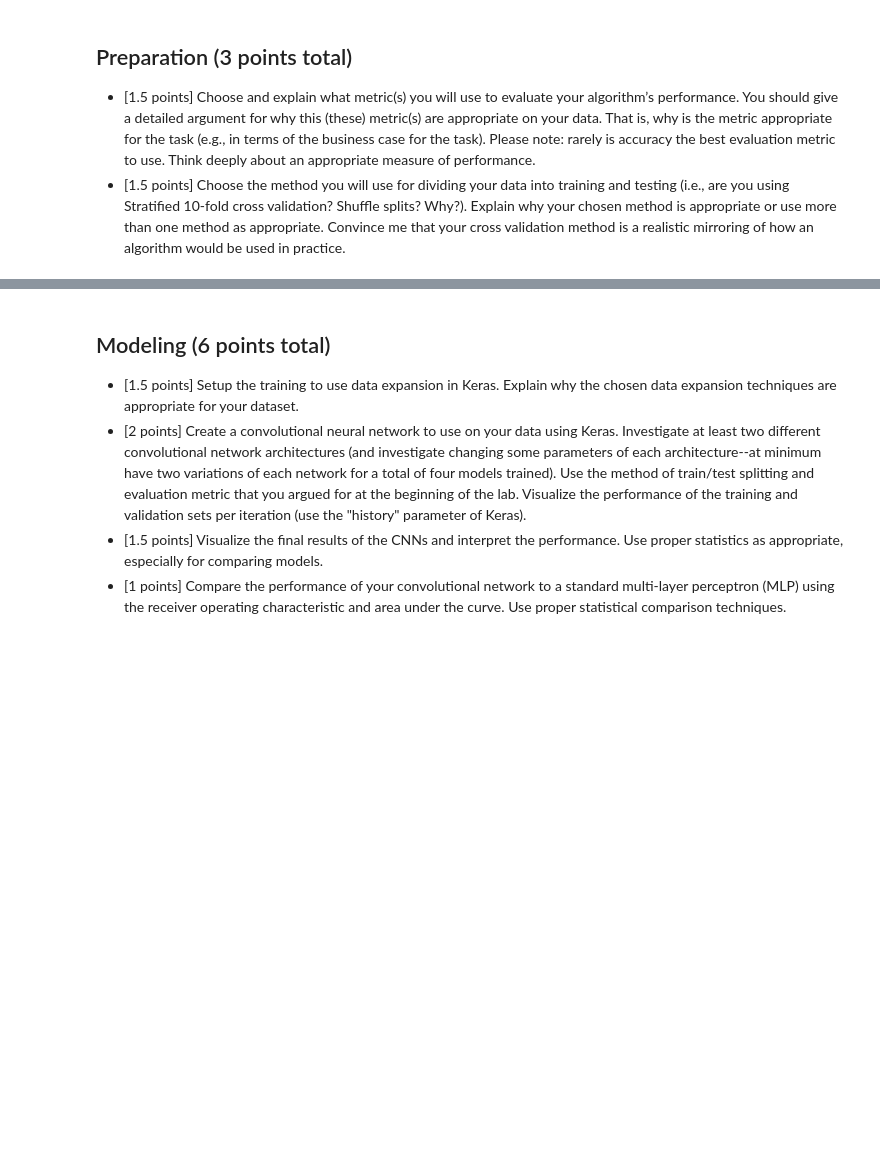
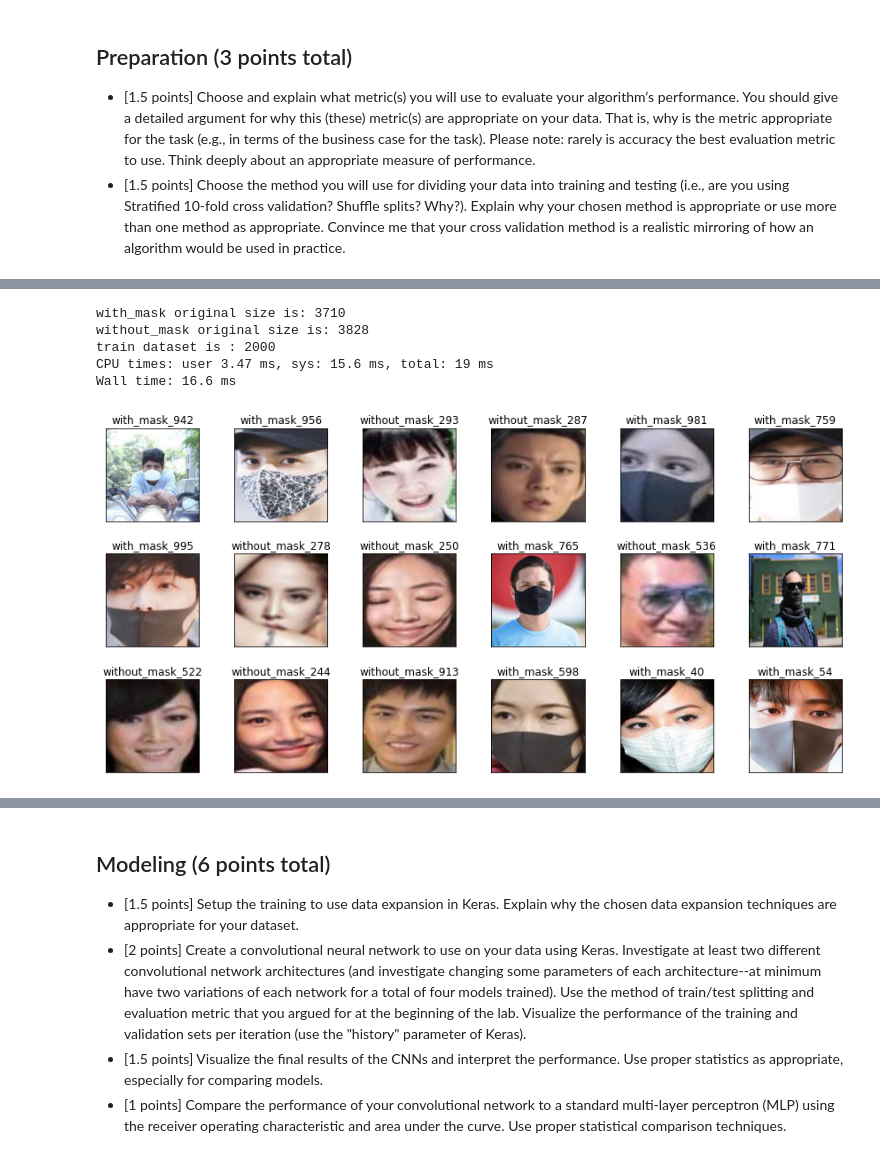
Before and after one commit to amor-tsai/MachineLearningNotebooks, a Jupyter notebook: Lab6.ipynb, the cells around one changed output, grey strips where cells are left out. Drawn from its saved outputs; the diff is of its cells as text; code cells hidden in the pictures; blank space fills up the shorter version.

```diff
--- a/Lab6.ipynb
+++ b/Lab6.ipynb
@@ -9,0 +46,72 @@ Select a dataset identically to lab two (images). That is, the dataset must be i
+# %%
+%%time
+#Because the image files I got is pre-classfied, to meet the requirement of this assignment, I would put 800 each of with-mask image files and without-mask image files into another directory. Since the image files are different sizes, I need to pick the size greater than 128*128 and make it as my dataset after resizing.
+path_with_masks = "./data/mask_data/with_mask"
+path_without_masks = "./data/mask_data/without_mask"
+path_train_uniform_dataset = "./data/mask_data/train_uniform_dataset.nosync"
+
+with_masks_prefix = "with_mask_"
+without_mask_prefix = "without_mask_"
+
+files_with_masks = os.listdir(path_with_masks)
+files_without_masks = os.listdir(path_without_masks)
+print("with_mask original size is:",len(files_with_masks))
+print("without_mask original size is:",len(files_without_masks))
+pick_img_number = 1000
+image_uniform_size = [128,128]#the size of image after resizing
+
+if False == os.path.exists(path_train_uniform_dataset):
+    os.mkdir(path_train_uniform_dataset)
+    count = 0
+    for i in range(len(files_with_masks)):
+        #convert image file to RGB color
+        img_with_mask_tmp = Image.open(os.path.join(path_with_masks,with_masks_prefix+str(i+1)+".jpg"),'r').convert("RGB")
+        img_without_mask_tmp = Image.open(os.path.join(path_without_masks,without_mask_prefix+str(i+1)+".jpg"),'r').convert("RGB")
+        img_with_mask_tmp = img_with_mask_tmp.resize(image_uniform_size,Image.ANTIALIAS)
+        img_without_mask_tmp = img_without_mask_tmp.resize(image_uniform_size,Image.ANTIALIAS)
+        img_with_mask_tmp.save(os.path.join(path_train_uniform_dataset,with_masks_prefix+str(i+1)+".jpg"))
+        img_without_mask_tmp.save(os.path.join(path_train_uniform_dataset,without_mask_prefix+str(i+1)+".jpg"))
+        count += 1
+        if (count>=pick_img_number): break
+
+# for img in os.listdir(path_train_uniform_dataset):
+print("train dataset is :",len(os.listdir(path_train_uniform_dataset)))
+# %% [output]
+with_mask original size is: 3710
+without_mask original size is: 3828
+train dataset is : 2000
+CPU times: user 3.47 ms, sys: 15.6 ms, total: 19 ms
+Wall time: 16.6 ms
+# %%
+#display several resized images
+def plot_raw_gallery(n_row=3, n_col=6):
+    plt.figure(figsize=(2*n_col, 2*n_row))
+    plt.subplots_adjust(bottom=0, left=.01, right=.99, top=.90, hspace=.35)
+    total = n_row * n_col
+    i = 1
+    for img_name in os.listdir(path_train_uniform_dataset):
+        plt.subplot(n_row, n_col, i)
+        img_tmp = plt.imread(os.path.join(path_train_uniform_dataset,img_name))
+        plt.imshow(img_tmp)
+        plt.title(img_name[:-4], size=12)
+        plt.xticks(())
+        plt.yticks(())
+        i += 1
+        if i > total: break
+
+#display some images, copied from "04 Dimension Reduction and Images.ipynb" and made a little adjustment
+def plot_gallery(images, titles, h=image_uniform_size[0], w=image_uniform_size[1], n_row=3, n_col=6):
+    """Helper function to plot a gallery of portraits"""
+    plt.figure(figsize=(2 * n_col, 2 * n_row))
+    plt.subplots_adjust(bottom=0, left=.01, right=.99, top=.90, hspace=.35)
+    for i in range(n_row * n_col):
+        plt.subplot(n_row, n_col, i + 1)
+        plt.imshow(images[i].reshape((h, w)), cmap=plt.cm.gray)
+        plt.title(titles[i], size=12)
+        plt.xticks(())
+        plt.yticks(())
+
+#display a few images resized
+plot_raw_gallery()
+# %% [output]
+[figure, added]
```
Also changed, not shown: parts of 8 cells of this notebook.
